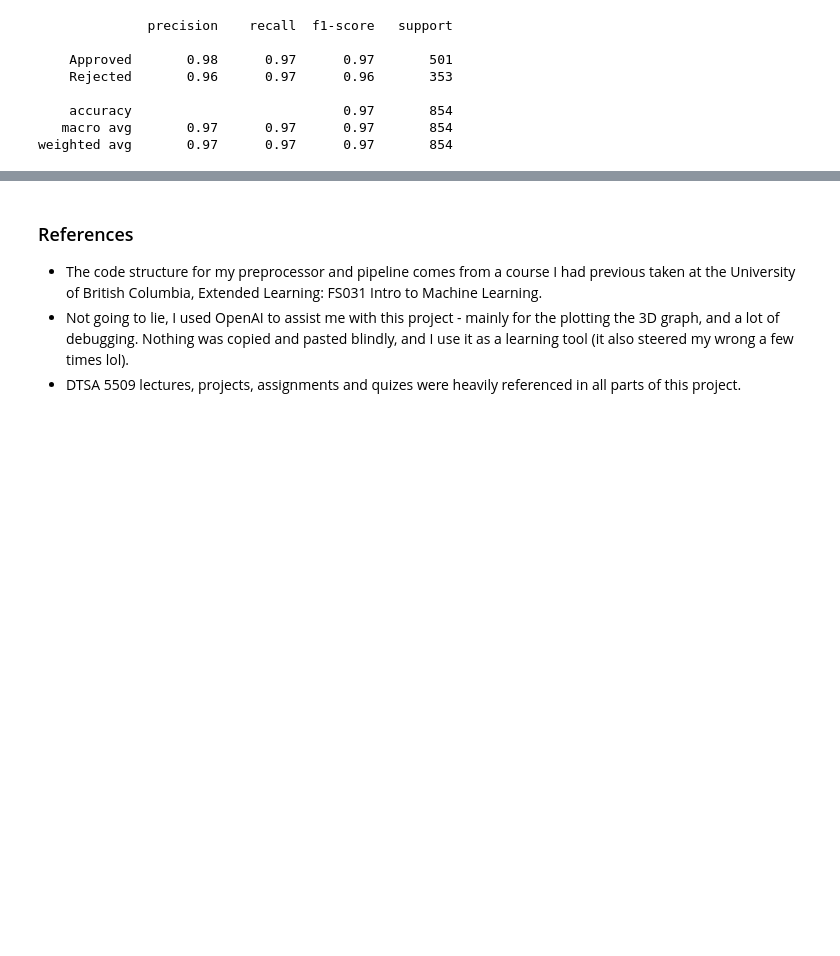
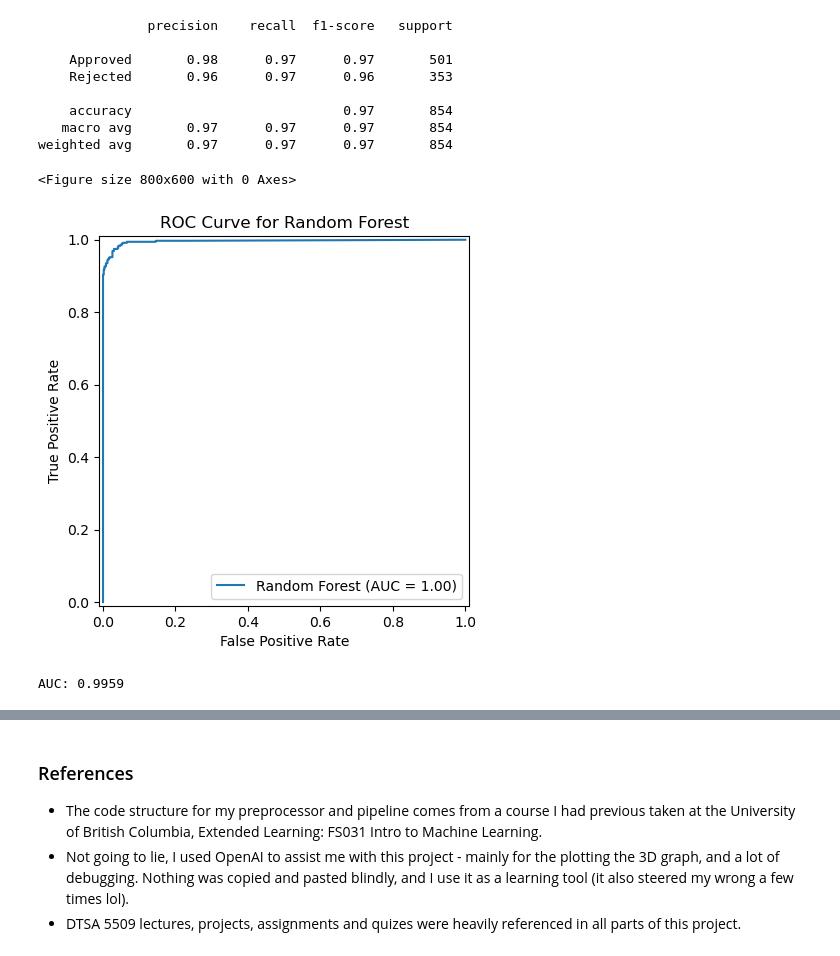
Before and after one commit to FleaBusyBeeBergs/dtsa5509, a Jupyter notebook: final-project.ipynb, the cells around one changed output, grey strips where cells are left out. Cells and saved outputs as stored; diff of their text form; code cells hidden in the pictures; blank space fills up the shorter version.

```diff
--- a/final-project.ipynb
+++ b/final-project.ipynb
@@ -785,6 +800,29 @@ print(classification_report(y_test, y_pred, target_names=['Approved', 'Rejected'
     accuracy                           0.97       854
    macro avg       0.97      0.97      0.97       854
 weighted avg       0.97      0.97      0.97       854
+# %%
+# positive/approved class predicted prob
+y_prob = rf_search.predict_proba(X_test)[:, 1]
+
+# roc curve and area
+fpr, tpr, thresholds = roc_curve(y_test, y_prob, pos_label='Rejected')
+roc_auc = auc(fpr, tpr)
+
+# plot
+plt.figure(figsize=(8, 6))
+roc_display = RocCurveDisplay(fpr=fpr, tpr=tpr, roc_auc=roc_auc, estimator_name='Random Forest')
+roc_display.plot()
+
+plt.title('ROC Curve for Random Forest')
+plt.xlabel('False Positive Rate')
+plt.ylabel('True Positive Rate')
+plt.show()
+
+print(f'AUC: {roc_auc:.4f}')
+# %% [output]
+<Figure size 800x600 with 0 Axes>
+[figure, added]
+AUC: 0.9959
 # %% [markdown]
 ## Discussion
 
```
Also changed, not shown: parts of 18 cells of this notebook.
